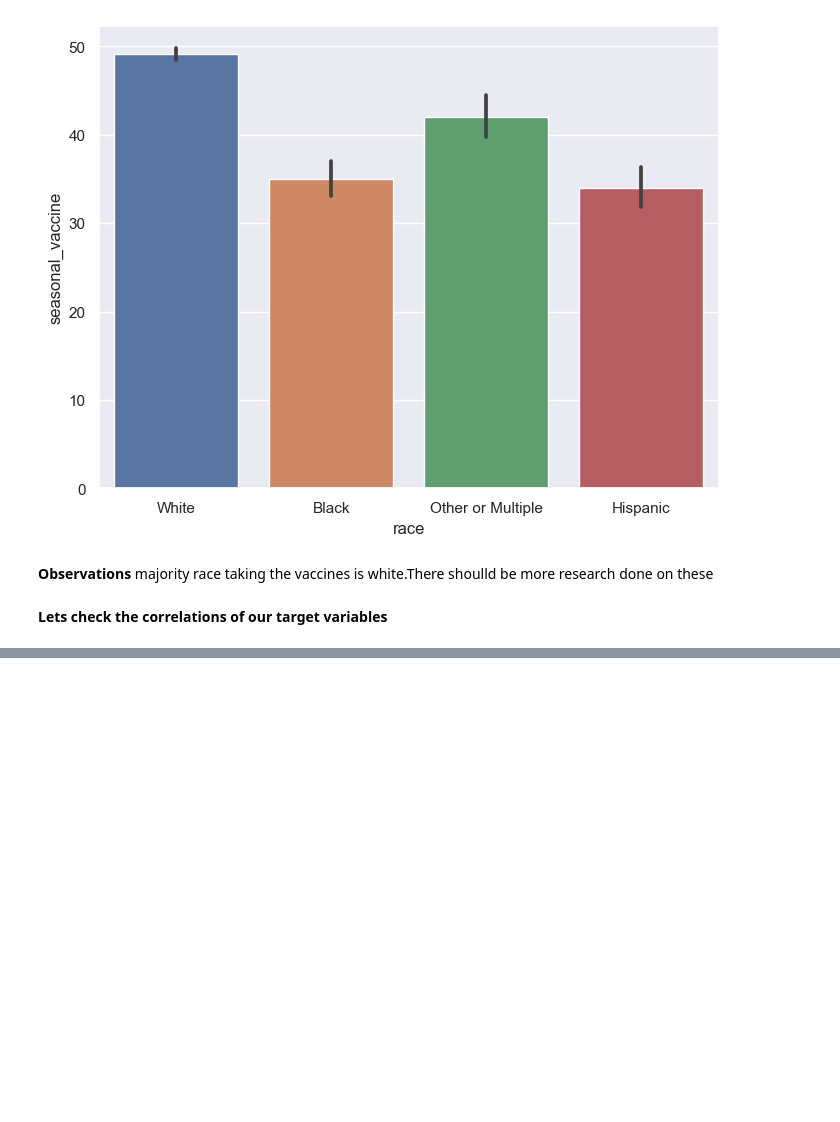
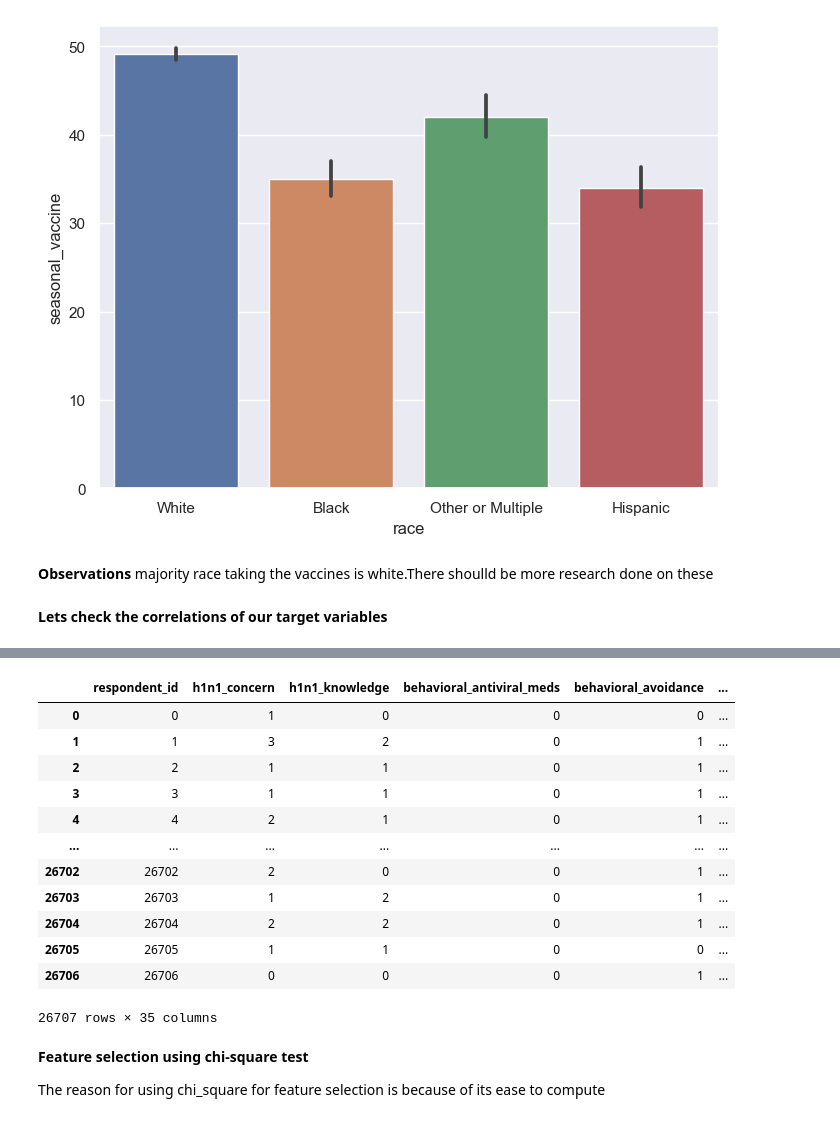
Before and after one commit to Geraldkigotho/Flu-Shot-Learning-project, a Jupyter notebook: project.ipynb, the cells around one changed output, grey strips where cells are left out. Drawn from its saved outputs; the diff is of its cells as text; code cells hidden in the pictures; blank space fills up the shorter version.

```diff
--- a/project.ipynb
+++ b/project.ipynb
@@ -554,0 +594,22 @@ plt.show()
+# %%
+# selecting numeric columns and storing them in num_vac_df for modelling
+num_vac_df = le_vac_df.select_dtypes(include=['number'])
+num_vac_df
+# %% [output]
+|  | respondent_id | h1n1_concern | h1n1_knowledge | behavioral_antiviral_meds | behavioral_avoidance | ... |
+| 0 | 0 | 1 | 0 | 0 | 0 | ... |
+| 1 | 1 | 3 | 2 | 0 | 1 | ... |
+| 2 | 2 | 1 | 1 | 0 | 1 | ... |
+| 3 | 3 | 1 | 1 | 0 | 1 | ... |
+| 4 | 4 | 2 | 1 | 0 | 1 | ... |
+| ... | ... | ... | ... | ... | ... | ... |
+| 26702 | 26702 | 2 | 0 | 0 | 1 | ... |
+| 26703 | 26703 | 1 | 2 | 0 | 1 | ... |
+| 26704 | 26704 | 2 | 2 | 0 | 1 | ... |
+| 26705 | 26705 | 1 | 1 | 0 | 0 | ... |
+| 26706 | 26706 | 0 | 0 | 0 | 1 | ... |
+26707 rows × 35 columns
+# %% [markdown]
+**Feature selection using chi-square test**
+
+The reason for using chi_square for feature selection is because of its ease to compute
```
Also changed, not shown: parts of 14 cells of this notebook.
